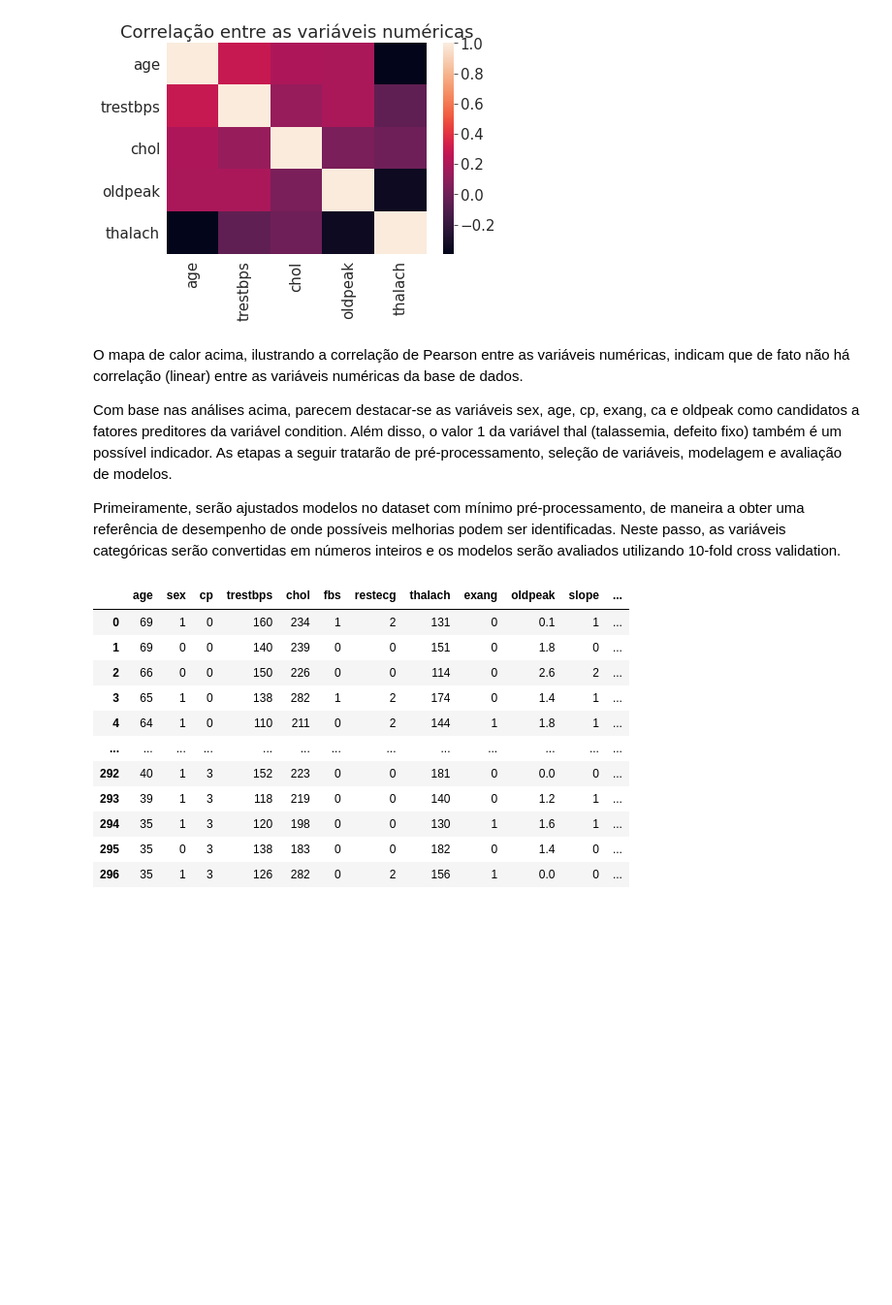
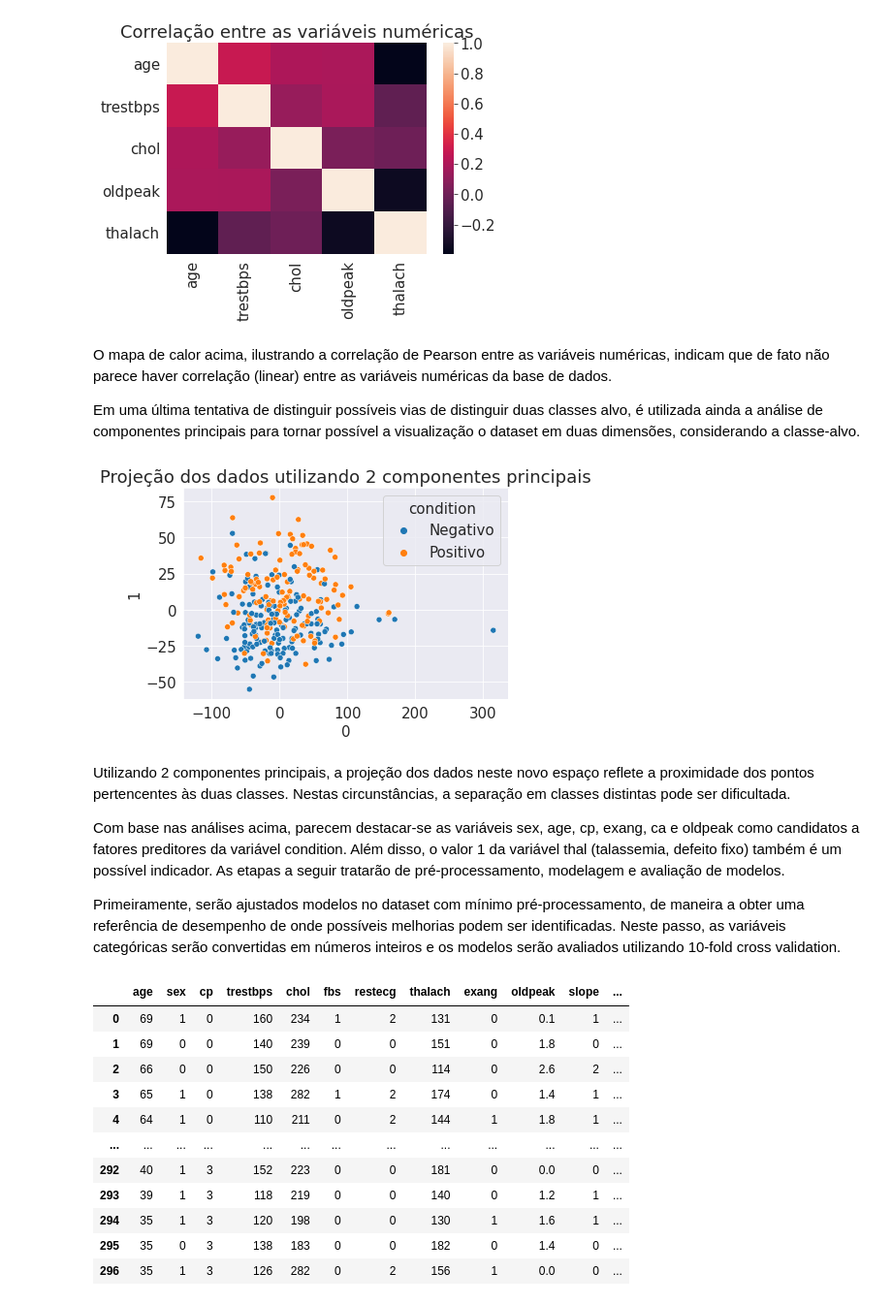
Before and after one commit to guilhermesantos/scc0275, a Jupyter notebook: guilherme/Exploratória heart.ipynb, the cells around one changed output. Shown at 97% size. Saved outputs shown, nothing was run; the diff lists cells and outputs as text; code cells hidden in the pictures; blank space fills up the shorter version.

```diff
--- a/guilherme/Exploratória heart.ipynb
+++ b/guilherme/Exploratória heart.ipynb
@@ -246,10 +247,35 @@ sns.heatmap(corr_df);
 plt.title("Correlação entre as variáveis numéricas");
 # %% [output]
 [figure]
+# %% [markdown]
+O mapa de calor acima, ilustrando a correlação de Pearson entre as variáveis numéricas, indicam que de fato não parece haver correlação (linear) entre as variáveis numéricas da base de dados.
+
+Em uma última tentativa de distinguir possíveis vias de distinguir duas classes alvo, é utilizada ainda a análise de componentes principais para tornar possível a visualização o dataset em duas dimensões, considerando a classe-alvo.
+# %%
+baseline_df = exp_heart.copy()
+baseline_df["sex"] = baseline_df["sex"].cat.codes
+baseline_df["fbs"] = baseline_df["fbs"].cat.codes
+baseline_df["exang"] = baseline_df["exang"].cat.codes
+baseline_df["condition"] = baseline_df["condition"].cat.codes
+baseline_df["cp"] = baseline_df["cp"].cat.codes
+baseline_df["restecg"] = baseline_df["restecg"].cat.codes
+baseline_df["slope"] = baseline_df["slope"].cat.codes
+baseline_df["thal"] = baseline_df["thal"].cat.codes
+
+
+pca = PCA(n_components=2)
+pca_result = pca.fit_transform(baseline_df.loc[:, baseline_df.columns != "condition"])
+pca_df = pd.DataFrame(pca_result)
+pca_df["condition"] = exp_heart["condition"]
+pca_df.iloc[:,0]
+sns.scatterplot(data=pca_df, x=pca_df.iloc[:,0], y=pca_df.iloc[:,1], hue="condition");
+plt.title("Projeção dos dados utilizando 2 componentes principais");
+# %% [output]
+[figure, added]
 # %% [markdown]
-O mapa de calor acima, ilustrando a correlação de Pearson entre as variáveis numéricas, indicam que de fato não há correlação (linear) entre as variáveis numéricas da base de dados.
+Utilizando 2 componentes principais, a projeção dos dados neste novo espaço reflete a proximidade dos pontos pertencentes às duas classes. Nestas circunstâncias, a separação em classes distintas pode ser dificultada.
 
-Com base nas análises acima, parecem destacar-se as variáveis sex, age, cp, exang, ca e oldpeak como candidatos a fatores preditores da variável condition. Além disso, o valor 1 da variável thal (talassemia, defeito fixo) também é um possível indicador. As etapas a seguir tratarão de pré-processamento, seleção de variáveis, modelagem e avaliação de modelos.
+Com base nas análises acima, parecem destacar-se as variáveis sex, age, cp, exang, ca e oldpeak como candidatos a fatores preditores da variável condition. Além disso, o valor 1 da variável thal (talassemia, defeito fixo) também é um possível indicador. As etapas a seguir tratarão de pré-processamento, modelagem e avaliação de modelos.
 
 Primeiramente, serão ajustados modelos no dataset com mínimo pré-processamento, de maneira a obter uma referência de desempenho de onde possíveis melhorias podem ser identificadas. Neste passo, as variáveis categóricas serão convertidas em números inteiros e os modelos serão avaliados utilizando 10-fold cross validation.
 # %%
```
Also changed, not shown: parts of 7 cells of this notebook.
